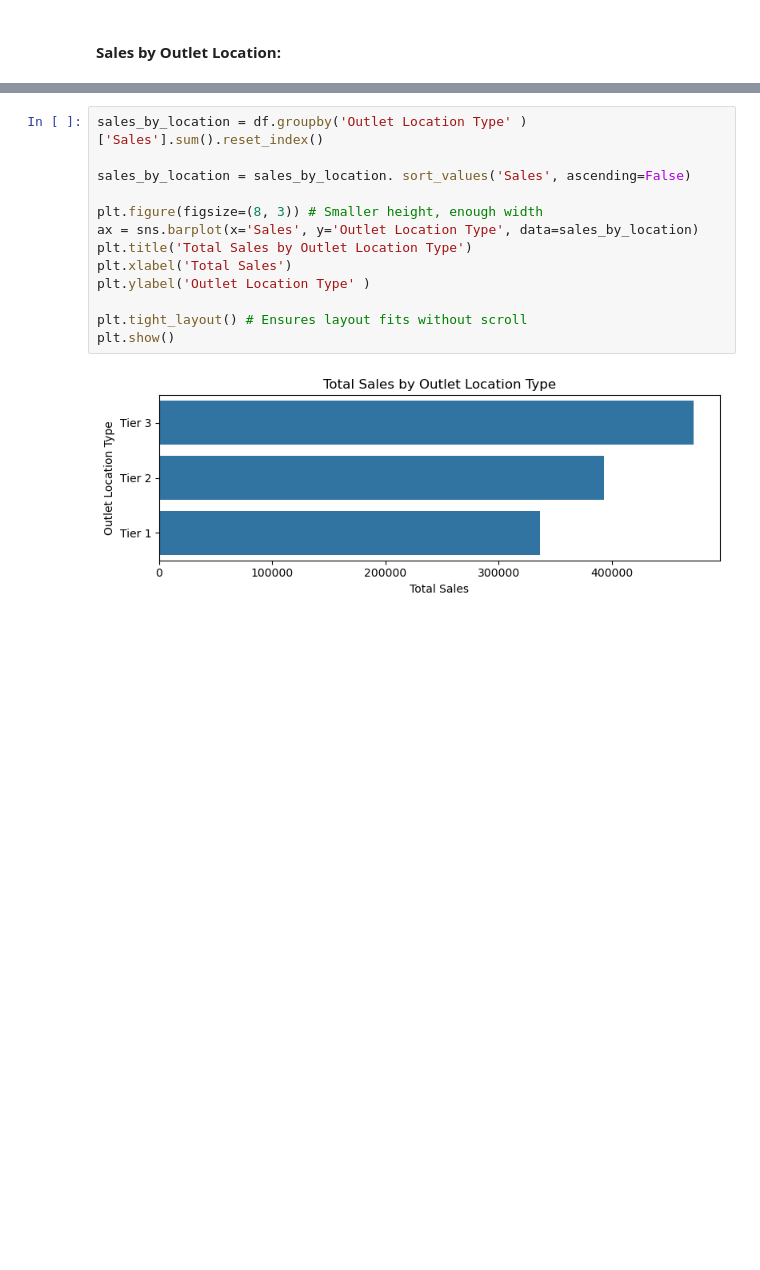
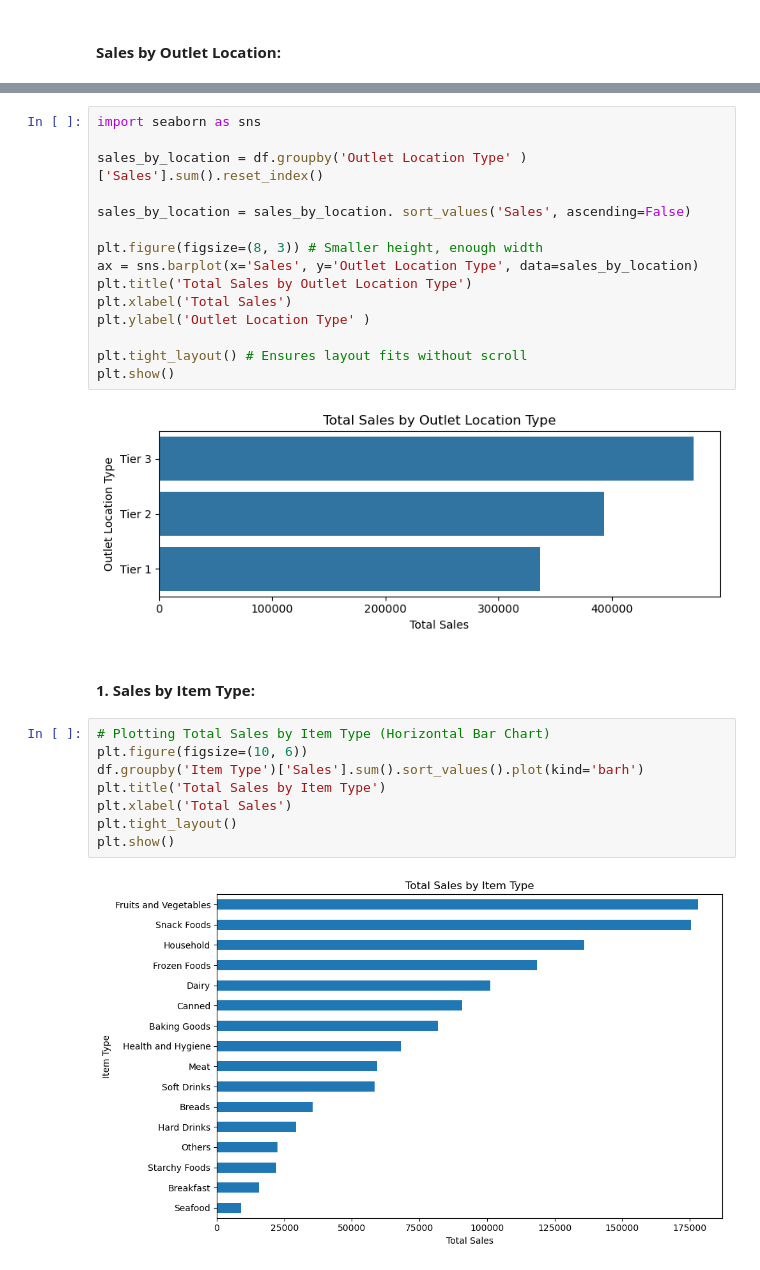
Before and after one commit to Syed-Moinuddin2025/SQL-Python-Learning-Journey, a Jupyter notebook: 3_Python_Project_Blinkit/Blinkit Analysis Python.ipynb, the cells around one changed output, grey strips where cells are left out. Drawn from its saved outputs; the diff is of its cells as text; blank space fills up the shorter version.

```diff
--- a/3_Python_Project_Blinkit/Blinkit Analysis Python.ipynb
+++ b/3_Python_Project_Blinkit/Blinkit Analysis Python.ipynb
@@ -274,4 +275,6 @@ Passing `palette` without assigning `hue` is deprecated and will be removed in v
 # %%
+import seaborn as sns
+
 sales_by_location = df.groupby('Outlet Location Type' ) ['Sales'].sum().reset_index()
 
 sales_by_location = sales_by_location. sort_values('Sales', ascending=False)
@@ -286,3 +289,15 @@ plt.tight_layout() # Ensures layout fits without scroll
 plt.show()
 # %% [output]
 [figure]
+# %% [markdown]
+#### **1. Sales by Item Type:**
+# %%
+# Plotting Total Sales by Item Type (Horizontal Bar Chart)
+plt.figure(figsize=(10, 6))
+df.groupby('Item Type')['Sales'].sum().sort_values().plot(kind='barh')
+plt.title('Total Sales by Item Type')
+plt.xlabel('Total Sales')
+plt.tight_layout()
+plt.show()
+# %% [output]
+[figure, added]
```
Also changed, not shown: parts of 20 cells of this notebook, 1 other file.
